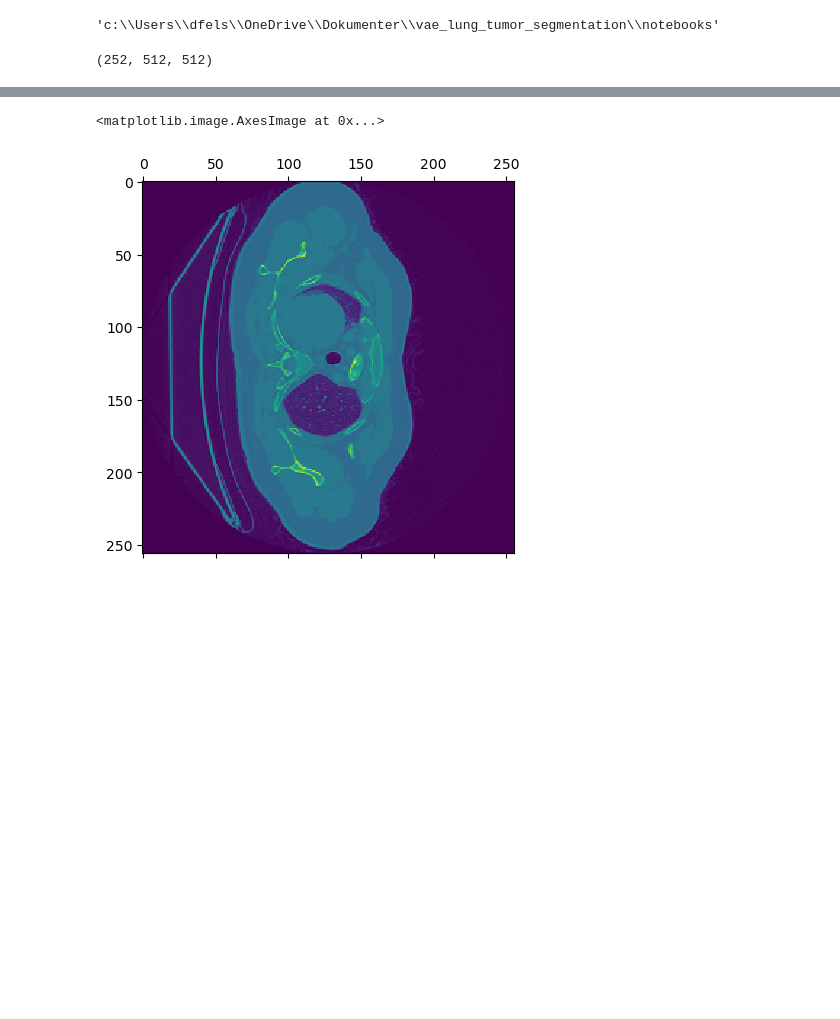
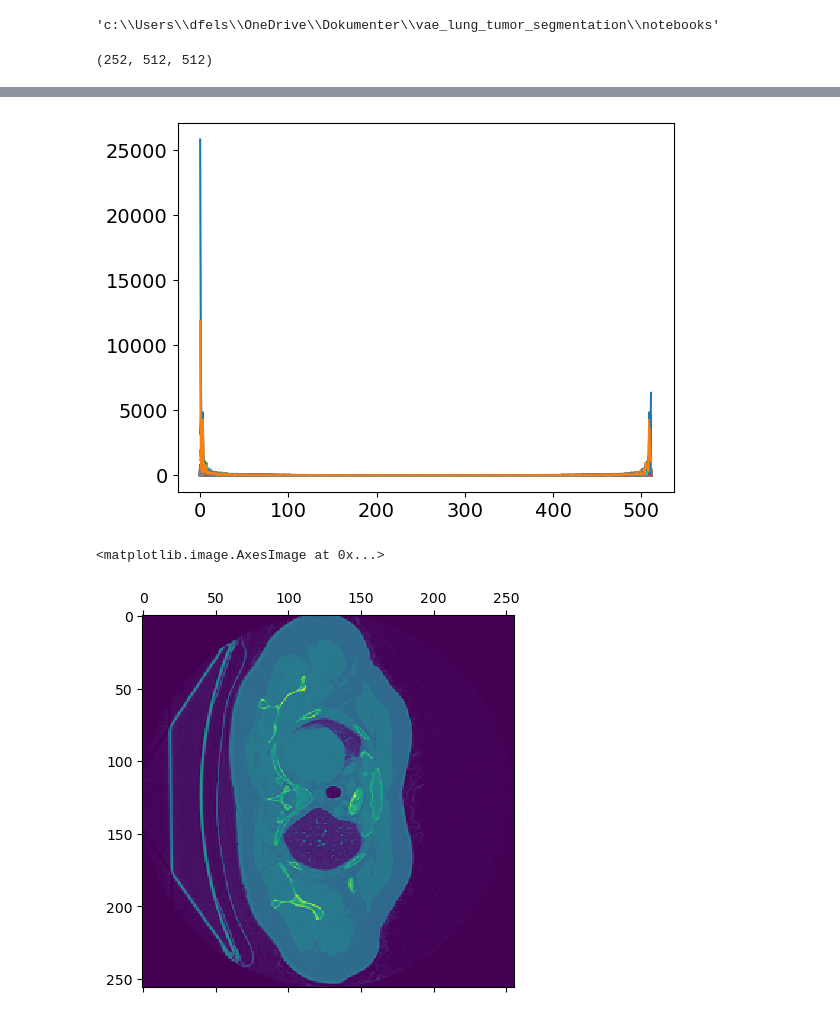
Before and after one commit to felsager/vae_lung_tumor_segmentation, a Jupyter notebook: notebooks/read_data.ipynb, the cells around one changed output, grey strips where cells are left out. Saved outputs shown, nothing was run; the diff lists cells and outputs as text; code cells hidden in the pictures; blank space fills up the shorter version.

```diff
--- a/notebooks/read_data.ipynb
+++ b/notebooks/read_data.ipynb
@@ -49,3 +51,9 @@ plt.savefig("../figures/data_sample.svg")
+# %%
+A = abs(torch.fft.fft2(a[100])).numpy()
+B = abs(torch.fft.fft2(b[100])).numpy()
+plt.plot(A[:, :]);
+# %% [output]
+[figure, added]
 # %%
 import torch.nn.functional as F
 a_pooled = F.avg_pool2d(a, 2, (2, 2))
```
Also changed, not shown: parts of 3 cells of this notebook, 12 other files.
